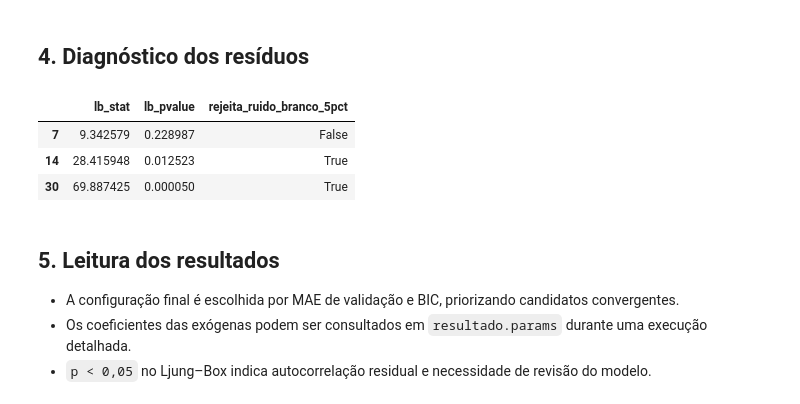
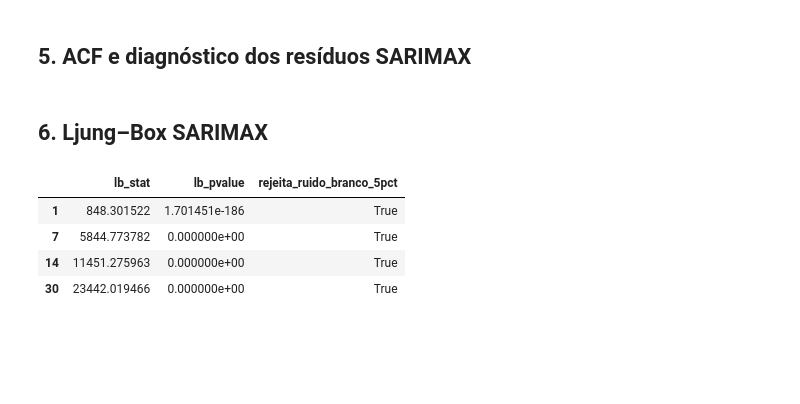
Before and after one commit to lemosriosl/TrabalhoDanielModelos, a Jupyter notebook: trabalho/bases/grupo1/modelos/grupo1_SARIMAX.ipynb, the cells around one changed output. Drawn from its saved outputs; the diff is of its cells as text; code cells hidden in the pictures; blank space fills up the shorter version.

```diff
--- a/trabalho/bases/grupo1/modelos/grupo1_SARIMAX.ipynb
+++ b/trabalho/bases/grupo1/modelos/grupo1_SARIMAX.ipynb
@@ -152,0 +186,10 @@ with (BASE_DIR / 'modelos' / f'{OUTPUT_PREFIX}_registro.json').open('w', encodin
+# %%
+final=ajustar_prever(treino,teste,tuple(melhor.order),tuple(melhor.seasonal_order),melhor.exogenas)
+pred=final["previsao"].loc[teste_observado.index]
+previsoes=pd.DataFrame({"y_true":teste_observado[TARGET_COL],"y_pred_sarimax":pred})
+previsoes["residuo_sarimax"]=previsoes.y_true-previsoes.y_pred_sarimax
+previsoes["erro_absoluto_sarimax"]=previsoes.residuo_sarimax.abs()
+resumo={**metricas(previsoes.y_true,previsoes.y_pred_sarimax),"BIC":final["resultado"].bic,
+        "convergiu":final["convergiu"],"segundos":final["segundos"],"order":melhor.order,
+        "seasonal_order":melhor.seasonal_order,"familia":melhor.familia,"exogenas":melhor.exogenas}
+display(pd.Series(resumo,name="valor").to_frame())
@@ -153,8 +212,3 @@ with (BASE_DIR / 'modelos' / f'{OUTPUT_PREFIX}_registro.json').open('w', encodin
 # %%
-fig, ax = plt.subplots(figsize=(13, 5))
-ax.plot(previsoes.index, previsoes['y_true'], color='black', linewidth=1.2, label='Real')
-ax.plot(previsoes.index, previsoes['y_pred_sarimax'], color='#e25c3e', linewidth=1.1, label='SARIMAX')
-ax.set(title='SARIMAX — previsão versus valor real', ylabel=TARGET)
-ax.legend()
-plt.tight_layout()
-plt.show()
+fig,ax=plt.subplots(figsize=(13,5)); ax.plot(previsoes.index,previsoes.y_true,label="Real",color="black"); ax.plot(previsoes.index,previsoes.y_pred_sarimax,label="SARIMAX",color="#e25c3e"); ax.legend(); ax.set_title(f"Base {BASE_NUMBER} — previsão versus real"); plt.show()
+display(previsoes.head(20))
@@ -161,33 +233,14 @@ plt.show()
 # %% [markdown]
-## 4. Diagnóstico dos resíduos
+## 5. ACF e diagnóstico dos resíduos SARIMAX
 # %%
-residuos = previsoes['residuo_sarimax'].dropna()
-lag_acf = min(max(LJUNG_LAGS), len(residuos) // 4)
-fig, axes = plt.subplots(2, 2, figsize=(13, 8))
-axes[0, 0].plot(residuos.index, residuos, linewidth=0.7)
-axes[0, 0].axhline(0, color='black', linestyle='--')
-axes[0, 0].set_title('Resíduos ao longo do tempo')
-plot_acf(residuos, lags=lag_acf, ax=axes[0, 1], title='ACF dos resíduos')
-stats.probplot(residuos, dist='norm', plot=axes[1, 0])
-axes[1, 0].set_title('Q-Q Plot')
-axes[1, 1].hist(residuos, bins=30, density=True, alpha=0.75)
-axes[1, 1].set_title('Distribuição dos resíduos')
-plt.tight_layout()
-plt.show()
-
-lags_validos = [lag for lag in LJUNG_LAGS if lag < len(residuos)]
-ljung = acorr_ljungbox(residuos, lags=lags_validos, return_df=True)
-ljung['rejeita_ruido_branco_5pct'] = ljung['lb_pvalue'] < 0.05
-display(ljung)
-ljung.to_csv(BASE_DIR / 'modelos' / f'{OUTPUT_PREFIX}_ljung_box.csv')
+residuos=previsoes.residuo_sarimax.dropna(); fig,ax=plt.subplots(2,2,figsize=(13,8)); ax[0,0].plot(residuos); ax[0,0].axhline(0,color="black",ls="--"); plot_acf(residuos,lags=min(ACF_LAGS,len(residuos)//3),ax=ax[0,1]); stats.probplot(residuos,dist="norm",plot=ax[1,0]); ax[1,1].hist(residuos,bins=30,density=True); plt.tight_layout(); plt.show()
-# %% [output]
-|  | lb_stat | lb_pvalue | rejeita_ruido_branco_5pct |
-| 7 | 9.342579 | 0.228987 | False |
-| 14 | 28.415948 | 0.012523 | True |
-| 30 | 69.887425 | 0.000050 | True |
-# %% [markdown]
-## 5. Leitura dos resultados
-
-- A configuração final é escolhida por MAE de validação e BIC, priorizando candidatos convergentes.
-- Os coeficientes das exógenas podem ser consultados em `resultado.params` durante uma execução detalhada.
-- `p < 0,05` no Ljung–Box indica autocorrelação residual e necessidade de revisão do modelo.
+# %% [markdown]
+## 6. Ljung–Box SARIMAX
+# %%
+lags=[x for x in LJUNG_LAGS if x<len(residuos)]; ljung=acorr_ljungbox(residuos,lags=lags,return_df=True); ljung["rejeita_ruido_branco_5pct"]=ljung.lb_pvalue<.05; display(ljung)
+# %% [output]
+|  | lb_stat | lb_pvalue | rejeita_ruido_branco_5pct |
+| 1 | 848.301522 | 1.701451e-186 | True |
+| 7 | 5844.773782 | 0.000000e+00 | True |
+| 14 | 11451.275963 | 0.000000e+00 | True |
+| 30 | 23442.019466 | 0.000000e+00 | True |
```
Also changed, not shown: parts of 22 cells of this notebook, 27 other files.
